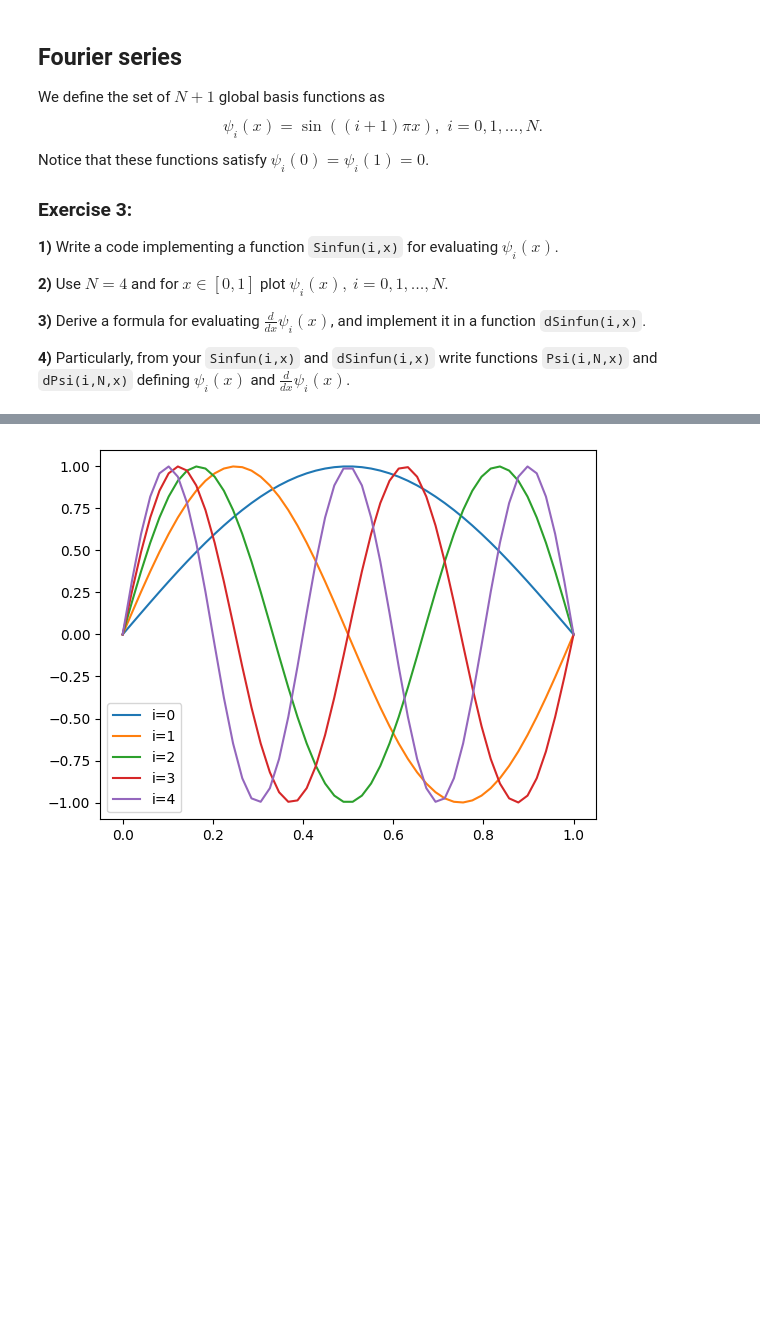
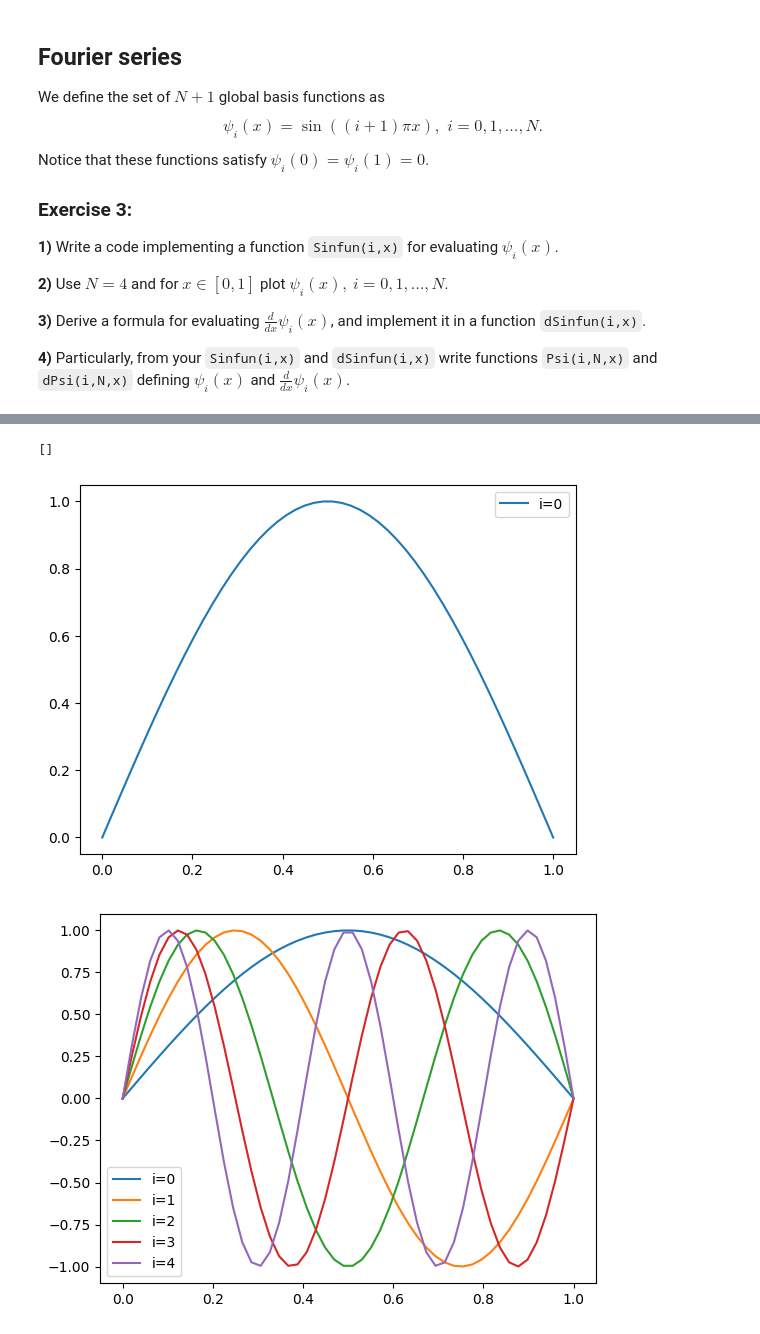
Before and after one commit to kalle6452/PDE, a Jupyter notebook: lab03.ipynb, the cells around one changed output, grey strips where cells are left out. Drawn from its saved outputs; the diff is of its cells as text; code cells hidden in the pictures; blank space fills up the shorter version.

```diff
--- a/lab03.ipynb
+++ b/lab03.ipynb
@@ -88,5 +88,20 @@ Notice that these functions satisfy $\psi_i(0)=\psi_i(1)=0$.
 
 **4)** Particularly, from your `Sinfun(i,x)` and `dSinfun(i,x)` write functions `Psi(i,N,x)` and `dPsi(i,N,x)` defining $\psi_i(x)$ and $\tfrac{d}{dx}\psi_i(x)$.
 # %%
-# Osäker på skillnad mellan Sinfun och Psi, är den ena symbolisk?
+# Båda boundary conditions är uppfyllda
+# 1)
+import numpy as np
+from matplotlib import pyplot as plt
+import scipy
+import sympy as sp
+def Sinfun(i,x):
+    fun = np.sin((i+1)*np.pi*x)
+    return fun
+# 2)
+N = 4
+x = np.linspace(0,1)
+for i in range(N+1):
+    plt.plot(x,Sinfun(i,x),label=f'i={i}')
+    plt.legend()
+    plt.plot()
 # %% [output]
@@ -98,3 +114,20 @@ Notice that these functions satisfy $\psi_i(0)=\psi_i(1)=0$.
+# %%
+# 4)
+def Psi(i,N,x):
+    for j in range(N+1):
+        fun = np.sin((i+1)*np.pi*x)
+        i += 1
+        return fun
+def dPsi(i,N,x):
+    for i in range(i+1):
+        df = (i+1)**np.pi*np.cos((i+1)*(np.pi)*x)
+        return df
+plt.plot(x,Psi(0,6,x),label=f'i={i}')
+plt.legend()
+plt.plot()
+# %% [output]
+[]
+[figure, added]
 # %%
 import numpy as np
 from matplotlib import pyplot as plt
```
Also changed, not shown: parts of 7 cells of this notebook.
